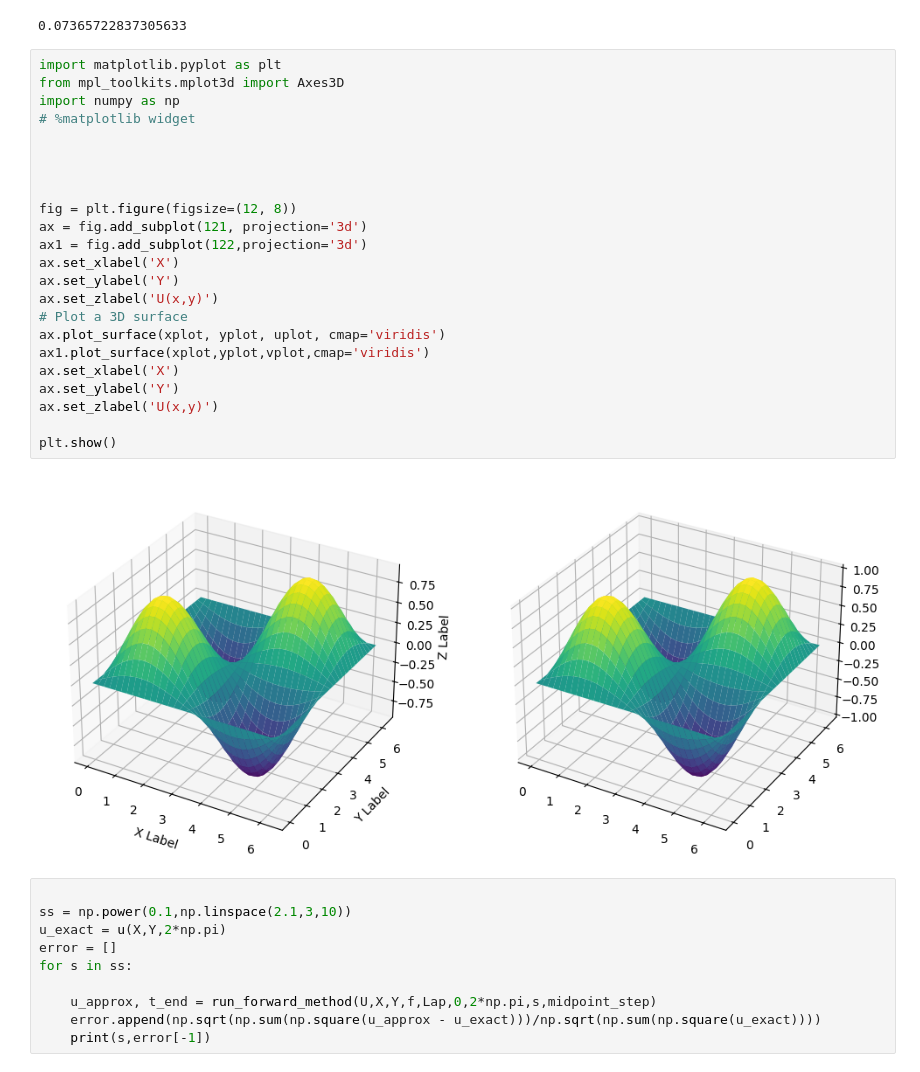
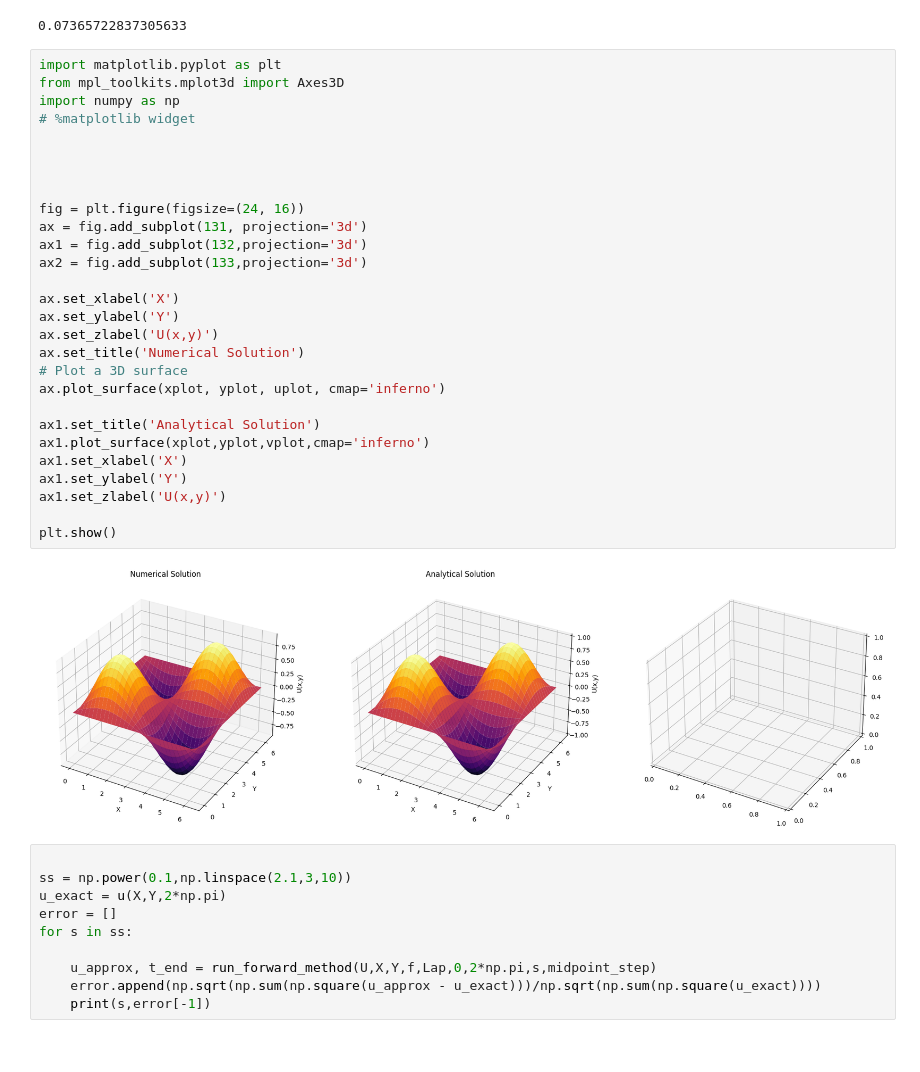
Before and after one commit to andrewholmberg/math_550_numerical_pdes, a Jupyter notebook: Homework 2/homework copy.ipynb, the cells around one changed output. Saved outputs shown, nothing was run; the diff lists cells and outputs as text.

```diff
--- a/Homework 2/homework copy.ipynb
+++ b/Homework 2/homework copy.ipynb
@@ -131,28 +131,33 @@ print(np.sqrt(np.sum(np.square(uplot-vplot)))/np.sqrt(np.sum(np.square(vplot))))
 # %%
 import matplotlib.pyplot as plt
 from mpl_toolkits.mplot3d import Axes3D
 import numpy as np
 # %matplotlib widget
 
 
 
 
-fig = plt.figure(figsize=(12, 8))
-ax = fig.add_subplot(121, projection='3d')
-ax1 = fig.add_subplot(122,projection='3d')
+fig = plt.figure(figsize=(24, 16))
+ax = fig.add_subplot(131, projection='3d')
+ax1 = fig.add_subplot(132,projection='3d')
+ax2 = fig.add_subplot(133,projection='3d')
+
 ax.set_xlabel('X')
 ax.set_ylabel('Y')
 ax.set_zlabel('U(x,y)')
+ax.set_title('Numerical Solution')
 # Plot a 3D surface
-ax.plot_surface(xplot, yplot, uplot, cmap='viridis')
-ax1.plot_surface(xplot,yplot,vplot,cmap='viridis')
-ax.set_xlabel('X')
-ax.set_ylabel('Y')
-ax.set_zlabel('U(x,y)')
+ax.plot_surface(xplot, yplot, uplot, cmap='inferno')
+
+ax1.set_title('Analytical Solution')
+ax1.plot_surface(xplot,yplot,vplot,cmap='inferno')
+ax1.set_xlabel('X')
+ax1.set_ylabel('Y')
+ax1.set_zlabel('U(x,y)')
 
 plt.show()
 # %% [output]
-[figure, old version]
+[figure, new version]
 # %%
 
 ss = np.power(0.1,np.linspace(2.1,3,10))
```
Also changed, not shown: parts of 4 cells of this notebook, 3 other files.
